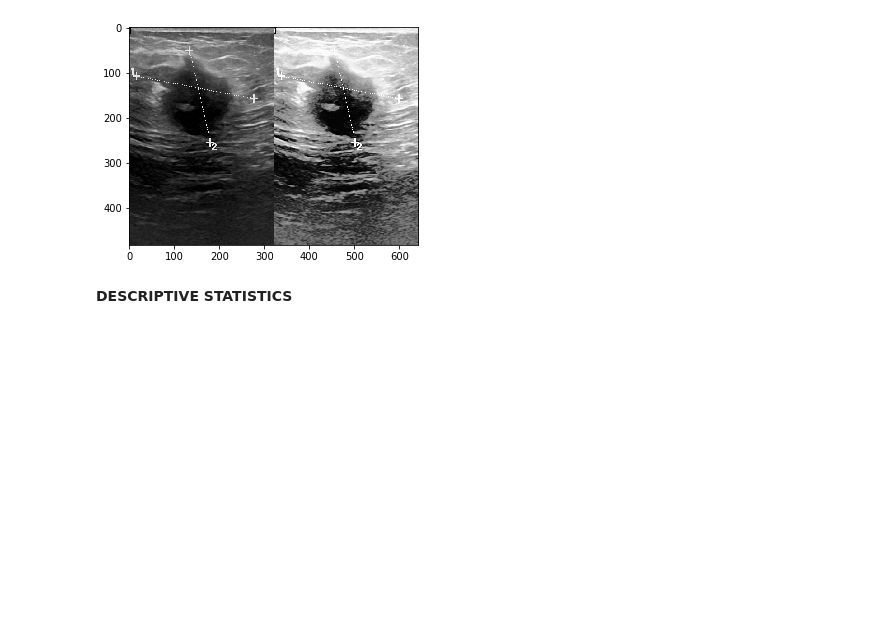
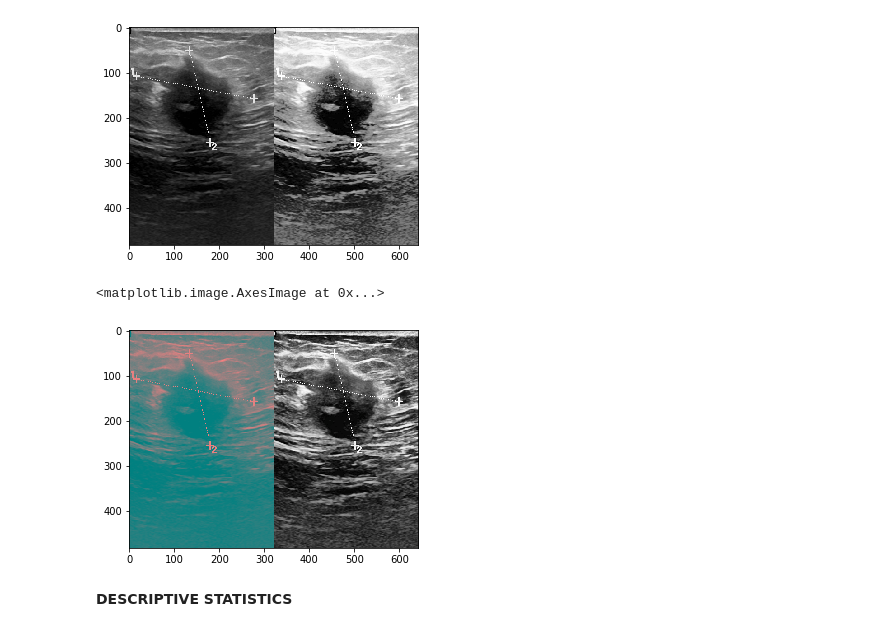
Before and after one commit to mroussak/BUS_Deep_Learning, a Jupyter notebook: data_exploration.ipynb, the cells around one changed output. Drawn from its saved outputs; the diff is of its cells as text; code cells hidden in the pictures; blank space fills up the shorter version.

```diff
--- a/data_exploration.ipynb
+++ b/data_exploration.ipynb
@@ -8,7 +8,8 @@ import numpy as np
 from sklearn.model_selection import train_test_split
 from matplotlib import pyplot as plt
 # %%
-img = cv2.imread('/external_drive/BUS_Deep_Learning/data/Dataset_BUSI_with_GT/malignant/malignant (123).png', cv2.IMREAD_GRAYSCALE)
+image_path = '/external_drive/BUS_Deep_Learning/data/Dataset_BUSI_with_GT/malignant/malignant (123).png'
+img = cv2.imread(image_path, cv2.IMREAD_GRAYSCALE)
 # %%
 #CLAHE
 clahe = cv2.createCLAHE()
@@ -30,6 +31,28 @@ plt.imshow(res,cmap='gray')
 # %% [output]
 <matplotlib.image.AxesImage at 0x...>
 [figure]
+# %%
+#LAB
+#Convert image to LAB Color model
+lab= cv2.cvtColor(img, cv2.COLOR_GRAY2BGR)
+lab= cv2.cvtColor(lab, cv2.COLOR_BGR2LAB)
+
+#Splitting the LAB image to different channels
+l, a, b = cv2.split(lab)
+
+#Applying CLAHE to L-channel
+clahe = cv2.createCLAHE(clipLimit=3.0, tileGridSize=(8,8))
+cl = clahe.apply(l)
+
+#Merge the CLAHE enhanced L-channel with the a and b channel
+limg = cv2.merge((cl,a,b))
+
+#Converting image from LAB Color model to RGB model
+final = cv2.cvtColor(limg, cv2.COLOR_LAB2BGR)
+plt.imshow(np.hstack((lab,final)))
+# %% [output]
+<matplotlib.image.AxesImage at 0x...>
+[figure, added]
 # %% [markdown]
 **DESCRIPTIVE STATISTICS**
 # %% [markdown]
```
Also changed, not shown: parts of 9 cells of this notebook, 14 other files.
